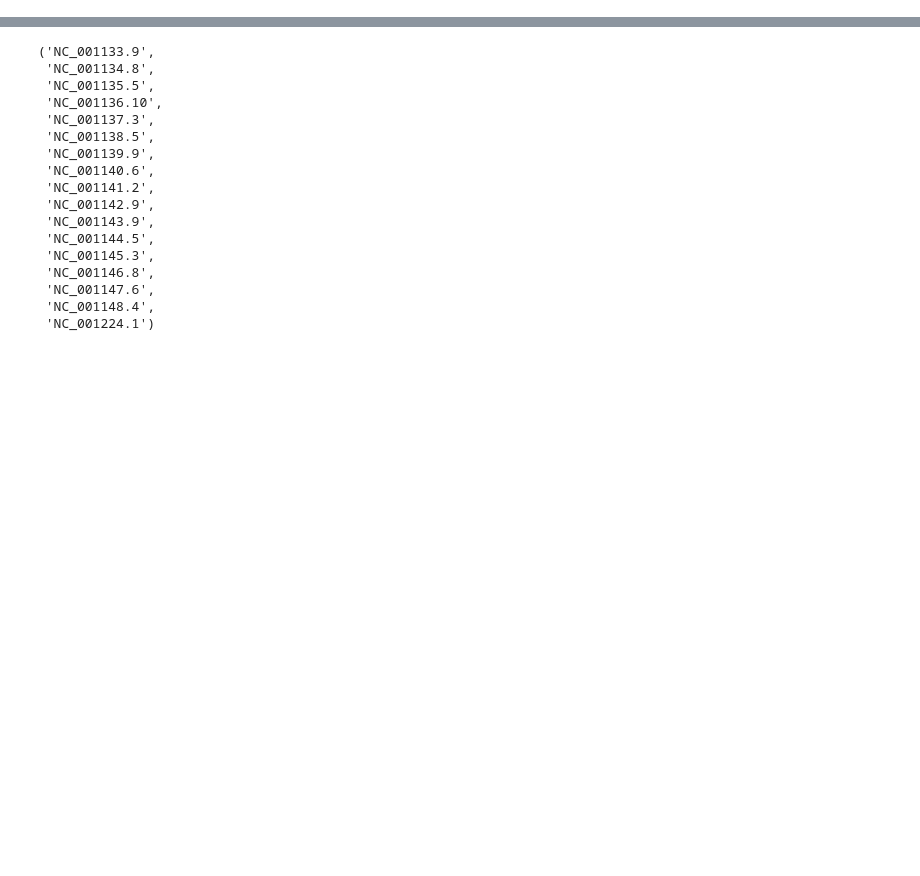
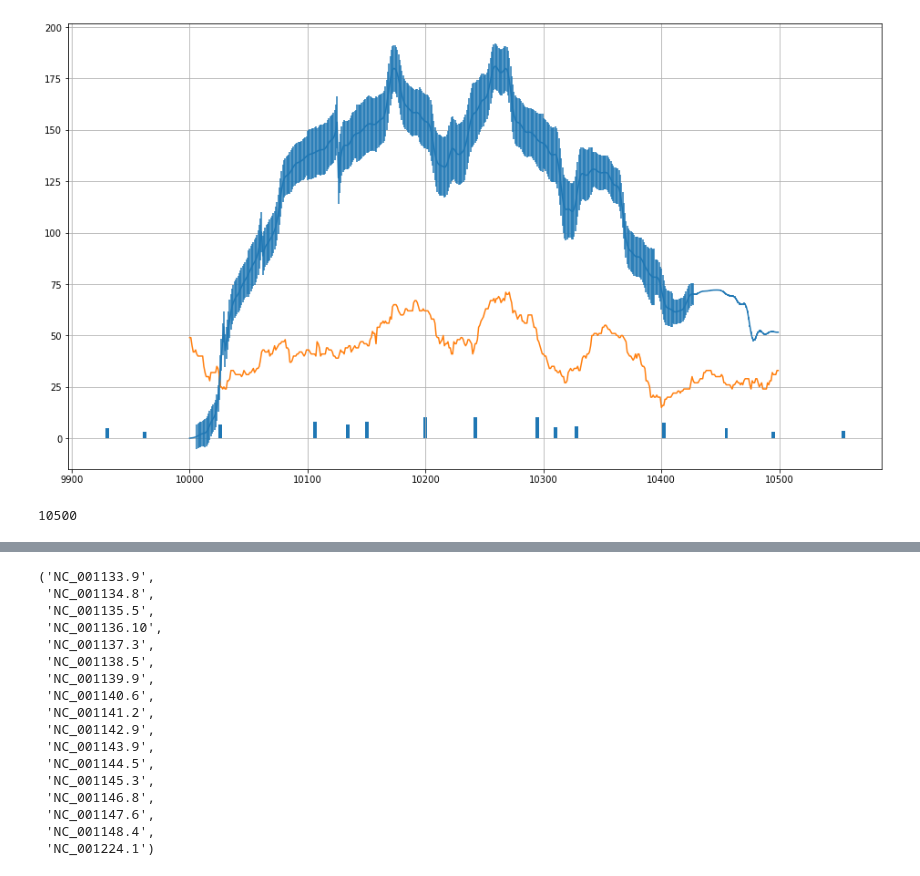
Before and after one commit to intbio/NucDPosIT, a Jupyter notebook: src/NucDPosIT/develop.ipynb, the cells around one changed output, grey strips where cells are left out. Cells and saved outputs as stored; diff of their text form; code cells hidden in the pictures; blank space fills up the shorter version.

```diff
--- a/src/NucDPosIT/develop.ipynb
+++ b/src/NucDPosIT/develop.ipynb
@@ -16,0 +95,15 @@ from exo_model import ExoModel
+# %%
+nx, ny = plot_model_occ(stat_df, nuc_template, start, stop)
+sx, sy = plot_model_std(stat_df, std_template, start, stop)
+
+plt.figure(figsize=(16, 9))
+plt.errorbar(nx, ny, sy / np.sqrt(coverage))
+plt.plot(np.arange(start, stop), coverage)
+plt.bar(theta_opt, 100 * w_opt, 3)
+plt.grid()
+# %% [output]
+[figure, added]
+# %%
+stop
+# %% [output]
+10500
```
Also changed, not shown: parts of 123 cells of this notebook.
